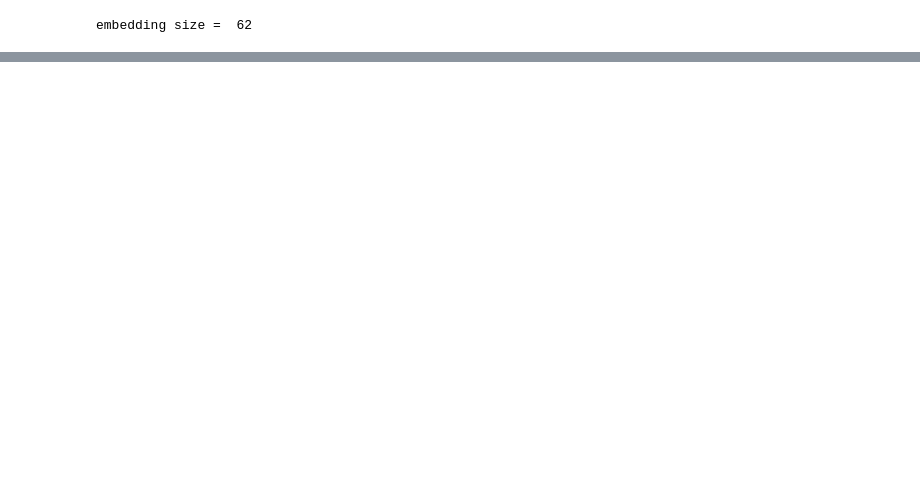
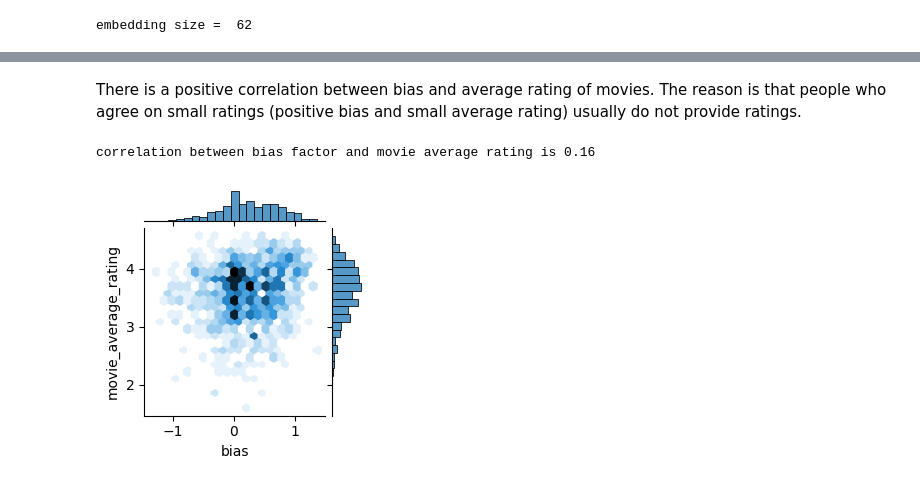
Before and after one commit to MaryamTavakoli/Recommendation-Systems, a Jupyter notebook: Matrix_Factorization_MovieLens1m.ipynb, the cells around one changed output, grey strips where cells are left out. Cells and saved outputs as stored; diff of their text form; code cells hidden in the pictures; blank space fills up the shorter version.

```diff
--- a/Matrix_Factorization_MovieLens1m.ipynb
+++ b/Matrix_Factorization_MovieLens1m.ipynb
@@ -186,0 +193,4 @@ Matrix factorization model reduced test error by 6.8% comapred to the base model
+# %%
+trained_movie_embedding = model.get_layer('movie_embedding').get_weights()[0]
+trained_movie_bias = model.get_layer('movie_bias').get_weights()[0]
+movie_vectors = np.concatenate([trained_movie_embedding,trained_movie_bias], axis=1)
@@ -186,0 +199,6 @@ Matrix factorization model reduced test error by 6.8% comapred to the base model
+# %%
+pca = PCA(n_components=2)
+projected_movie_vectors = pca.fit_transform(movie_vectors)
+
+explained_variance_ratio = pca.explained_variance_ratio_
+print(f'explianed variance ratios by principle components are [{explained_variance_ratio[0]:.3f}, {explained_variance_ratio[1]:.3f}]')
@@ -186,0 +211,9 @@ Matrix factorization model reduced test error by 6.8% comapred to the base model
+# %%
+movies['bias'] = trained_movie_bias
+movies['pc1'] = projected_movie_vectors[:,0]
+
+corr=movies[['bias','pc1']].corr()
+bias_pc1_correlation = corr.loc['bias']['pc1']
+print(f'correlation between bias factor and the first principle component of movie vectors is {bias_pc1_correlation:.1f}')
+
+del movies['pc1']
@@ -186,0 +249,12 @@ Matrix factorization model reduced test error by 6.8% comapred to the base model
+# %% [markdown]
+There is a positive correlation between bias and average rating of movies. The reason is that people who agree on small ratings (positive bias and small average rating) usually do not provide ratings.
+# %%
+corr=top_movies[['bias','movie_average_rating']].corr()
+bias_average_correlation = corr.loc['bias']['movie_average_rating']
+print(f'correlation between bias factor and movie average rating is {bias_average_correlation:.2f}')
+
+sns.jointplot(x='bias', y='movie_average_rating', data=top_movies, kind='hex', height=3)
+plt.show()
+# %% [output]
+correlation between bias factor and movie average rating is 0.16
+[figure, added]
```
Also changed, not shown: parts of 31 cells of this notebook.
